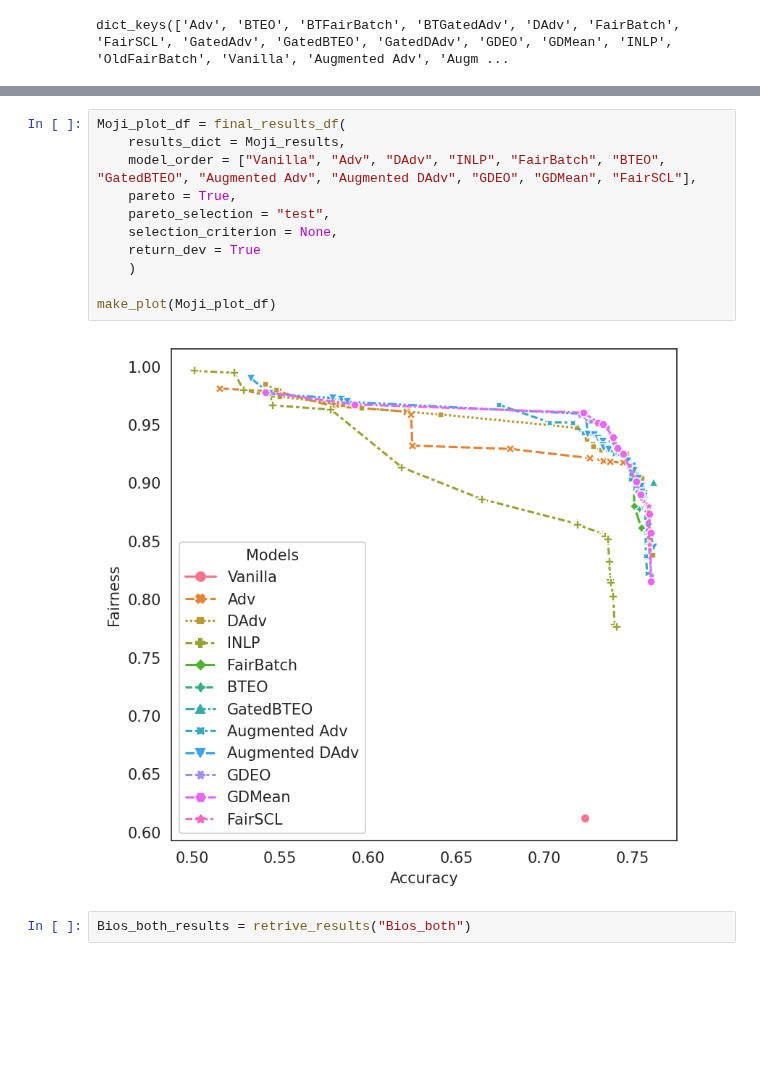
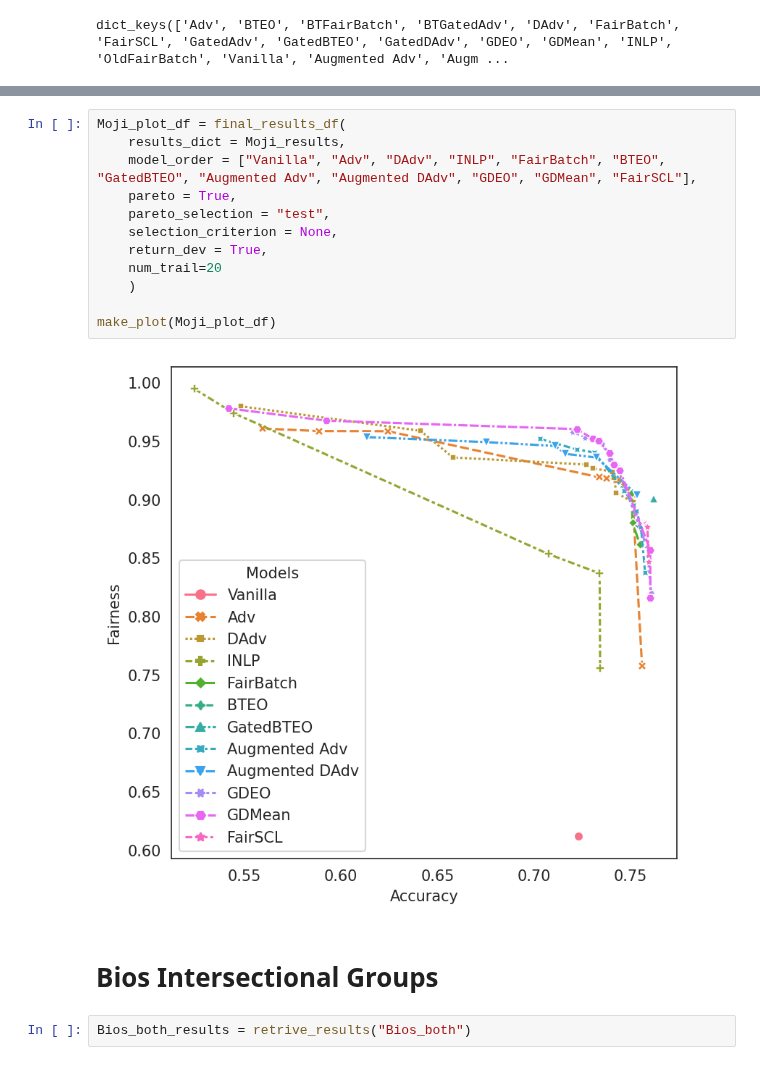
Before and after one commit to Libr-AI/fairlib, a Jupyter notebook: analysis/Final_results_in_paper.ipynb, the cells around one changed output, grey strips where cells are left out. Drawn from its saved outputs; the diff is of its cells as text; blank space fills up the shorter version.

```diff
--- a/analysis/Final_results_in_paper.ipynb
+++ b/analysis/Final_results_in_paper.ipynb
@@ -79,16 +83,19 @@ Augmented DAdv &               0.755439 &              0.002157 &            0.8
 # %%
 Moji_plot_df = final_results_df(
     results_dict = Moji_results,
     model_order = ["Vanilla", "Adv", "DAdv", "INLP", "FairBatch", "BTEO", "GatedBTEO", "Augmented Adv", "Augmented DAdv", "GDEO", "GDMean", "FairSCL"],
     pareto = True,
     pareto_selection = "test",
     selection_criterion = None,
-    return_dev = True
+    return_dev = True,
+    num_trail=20
     )
 
 make_plot(Moji_plot_df)
 # %% [output]
-[figure, old version]
+[figure, new version]
+# %% [markdown]
+# Bios Intersectional Groups
 # %%
 Bios_both_results = retrive_results("Bios_both")
 # %%
```
Also changed, not shown: parts of 12 cells of this notebook.
